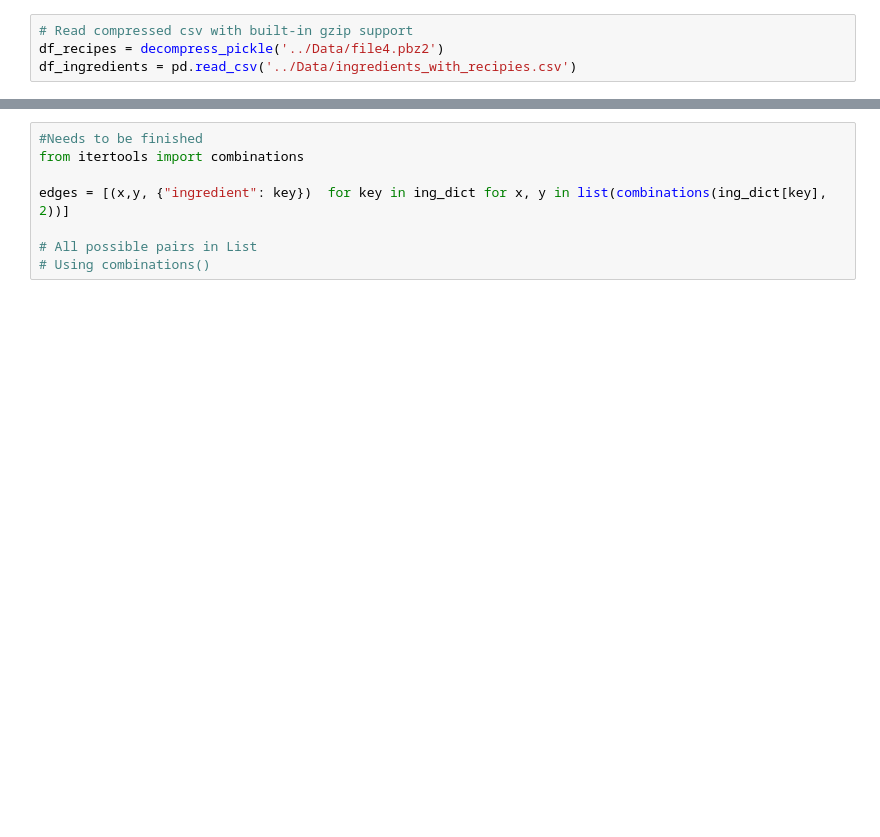
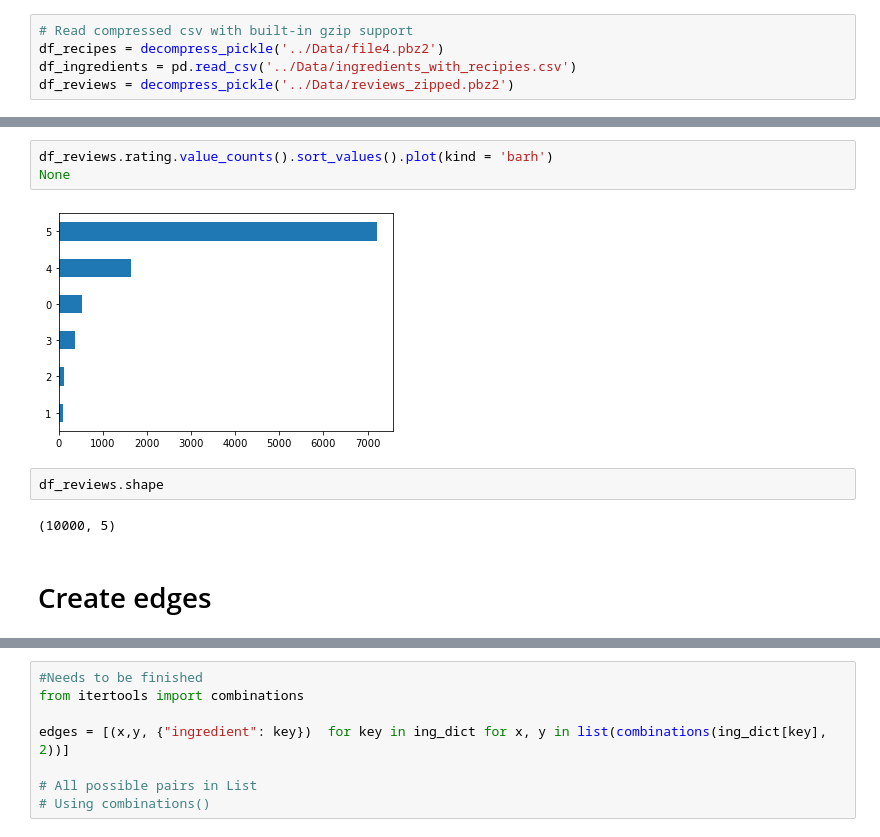
Before and after one commit to lucialarraona/finalproject_socialgraphs22, a Jupyter notebook: Notebooks/Recipes_graph.ipynb, the cells around one changed output, grey strips where cells are left out. Drawn from its saved outputs; the diff is of its cells as text; blank space fills up the shorter version.

```diff
--- a/Notebooks/Recipes_graph.ipynb
+++ b/Notebooks/Recipes_graph.ipynb
@@ -11,3 +14,4 @@ from helper_functions import  *
 # Read compressed csv with built-in gzip support
 df_recipes = decompress_pickle('../Data/file4.pbz2')
 df_ingredients = pd.read_csv('../Data/ingredients_with_recipies.csv')
+df_reviews = decompress_pickle('../Data/reviews_zipped.pbz2')
@@ -16,3 +79,14 @@ Create a graph
+# %%
+df_reviews.rating.value_counts().sort_values().plot(kind = 'barh')
+None
+# %% [output]
+[figure, added]
+# %%
+df_reviews.shape
+# %% [output]
+(10000, 5)
+# %% [markdown]
+# Create edges
 # %%
 from tqdm import tqdm
 #Define a dictionary for every ingredient with a list of recipes
```
Also changed, not shown: parts of 27 cells of this notebook, 5 other files.
